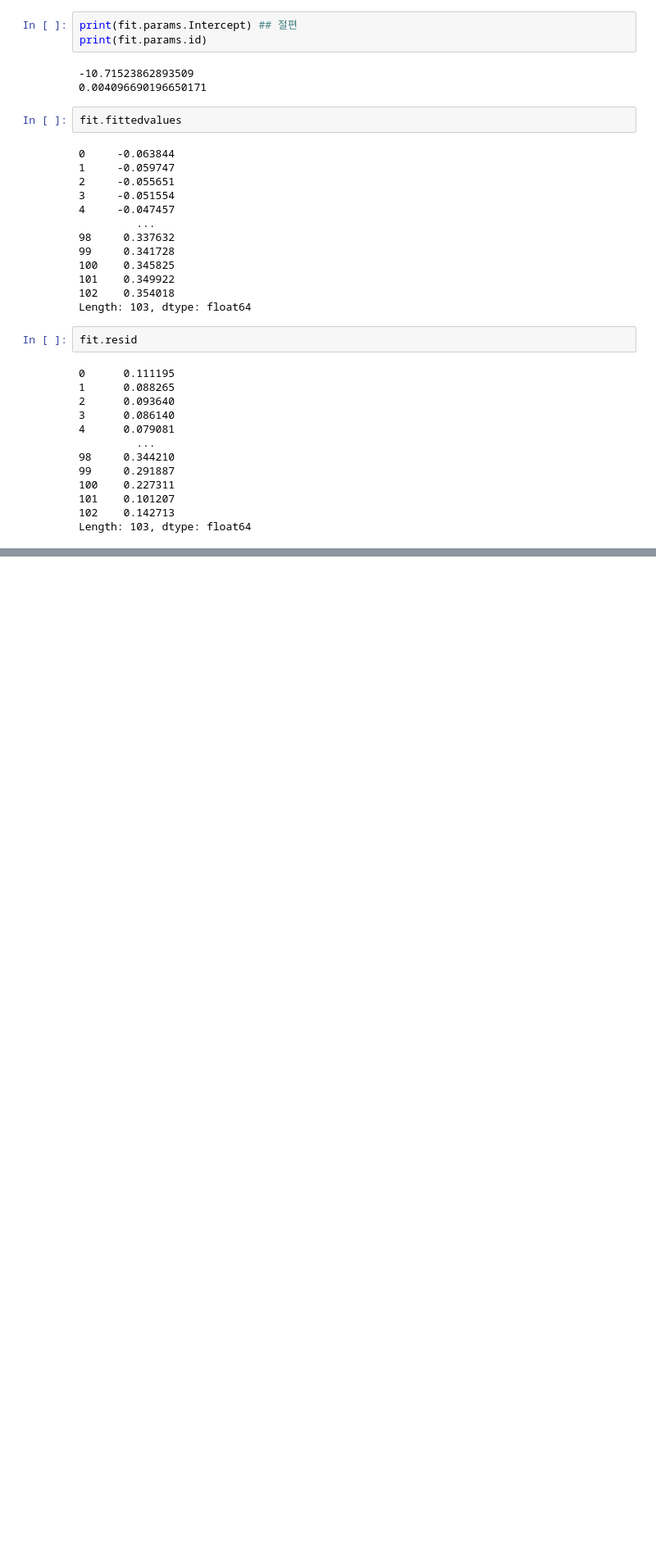
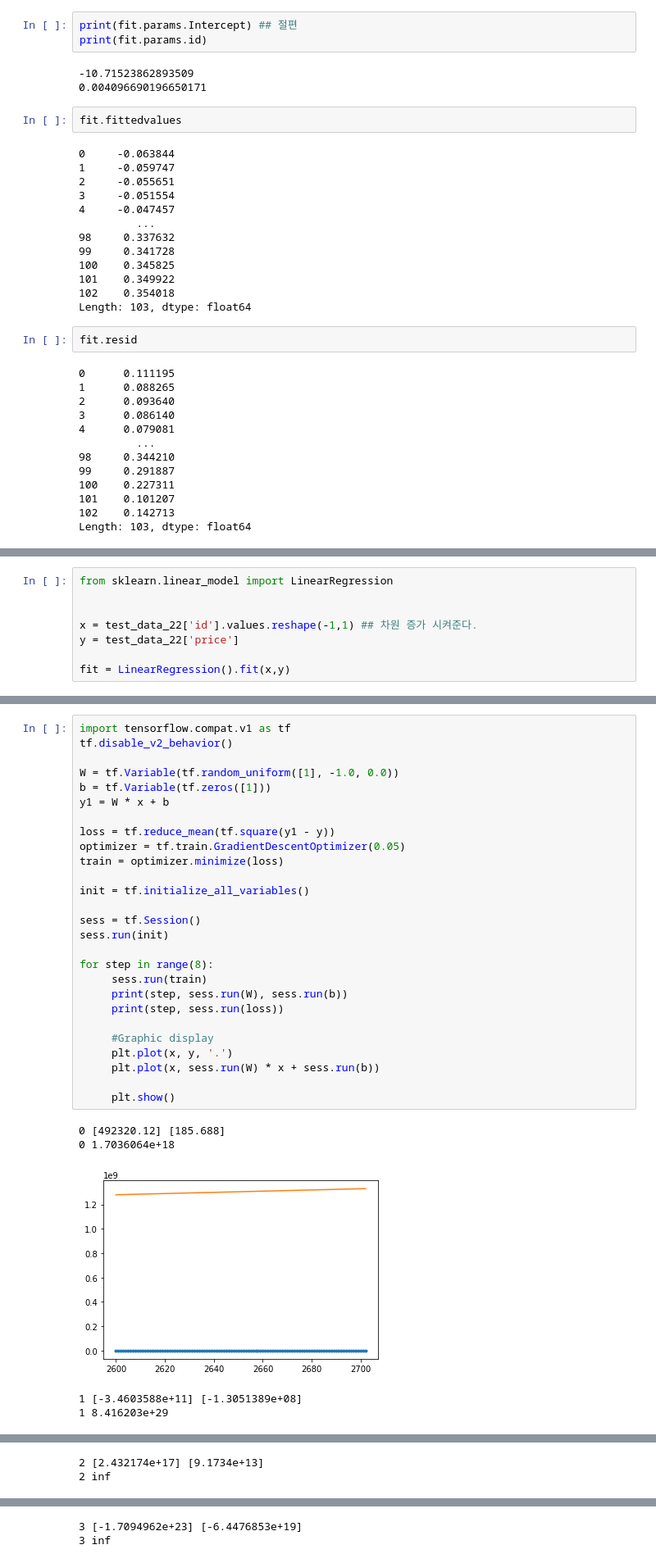
Before and after one commit to koeuiseok/numerical_analysis, a Jupyter notebook: aa.ipynb, the cells around one changed output, grey strips where cells are left out. Shown at 82% size. Drawn from its saved outputs; the diff is of its cells as text; blank space fills up the shorter version.

```diff
--- a/aa.ipynb
+++ b/aa.ipynb
@@ -170,0 +144,8 @@ array=[2614 2678 2700 2685 2663 2658 2692 2667 2606 2647 2620 2701 2633 2643
+# %%
+from sklearn.linear_model import LinearRegression
+
+
+x = test_data_22['id'].values.reshape(-1,1) ## 차원 증가 시켜준다.
+y = test_data_22['price']
+
+fit = LinearRegression().fit(x,y)
@@ -170,0 +187,33 @@ array=[2614 2678 2700 2685 2663 2658 2692 2667 2606 2647 2620 2701 2633 2643
+# %%
+import tensorflow.compat.v1 as tf
+tf.disable_v2_behavior()
+
+W = tf.Variable(tf.random_uniform([1], -1.0, 0.0))
+b = tf.Variable(tf.zeros([1]))
+y1 = W * x + b
+
+loss = tf.reduce_mean(tf.square(y1 - y))
+optimizer = tf.train.GradientDescentOptimizer(0.05)
+train = optimizer.minimize(loss)
+
+init = tf.initialize_all_variables()
+
+sess = tf.Session()
+sess.run(init)
+
+for step in range(8):
+     sess.run(train)
+     print(step, sess.run(W), sess.run(b))
+     print(step, sess.run(loss))
+
+     #Graphic display
+     plt.plot(x, y, '.')
+     plt.plot(x, sess.run(W) * x + sess.run(b))
+
+     plt.show()
+# %% [output]
+0 [492320.12] [185.688]
+0 1.7036064e+18
+[figure, added]
+1 [-3.4603588e+11] [-1.3051389e+08]
+1 8.416203e+29
@@ -170,0 +221,2 @@ array=[2614 2678 2700 2685 2663 2658 2692 2667 2606 2647 2620 2701 2633 2643
+2 [2.432174e+17] [9.1734e+13]
+2 inf
@@ -170,0 +224,2 @@ array=[2614 2678 2700 2685 2663 2658 2692 2667 2606 2647 2620 2701 2633 2643
+3 [-1.7094962e+23] [-6.4476853e+19]
+3 inf
```
Also changed, not shown: parts of 11 cells of this notebook.
